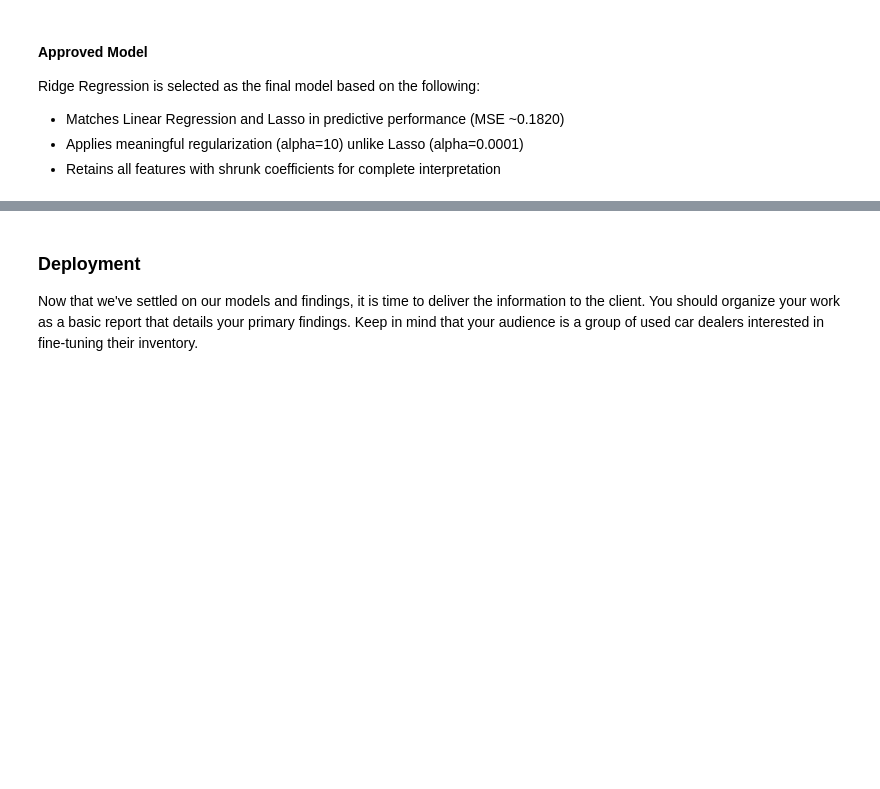
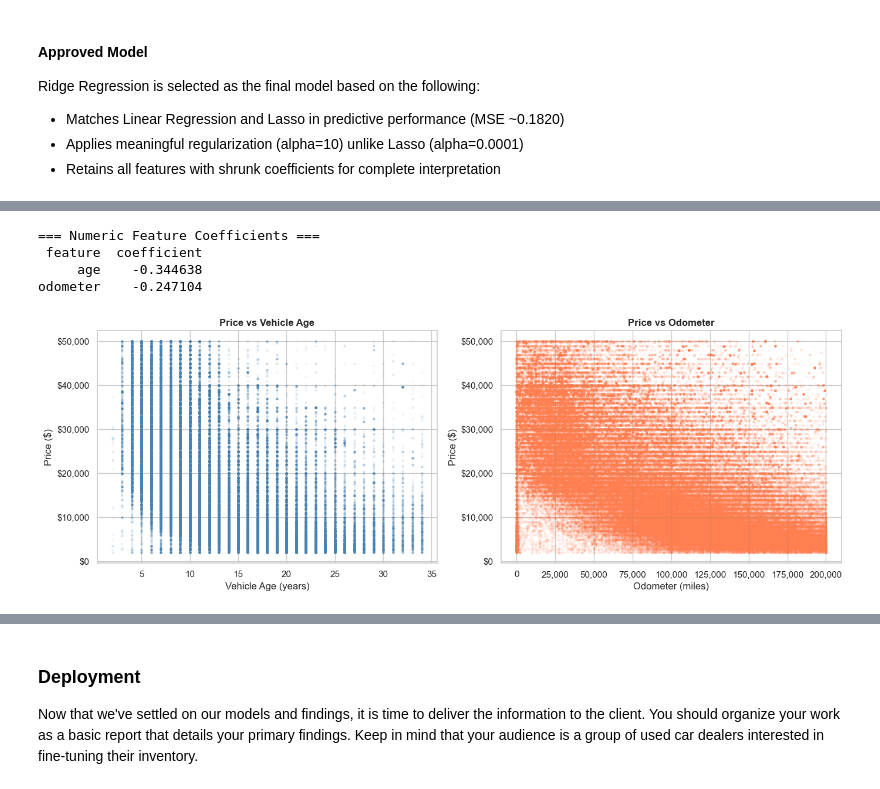
Before and after one commit to AmrElbagoury/used-car-price-analysis, a Jupyter notebook: prompt_II.ipynb, the cells around one changed output, grey strips where cells are left out. Drawn from its saved outputs; the diff is of its cells as text; code cells hidden in the pictures; blank space fills up the shorter version.

```diff
--- a/prompt_II.ipynb
+++ b/prompt_II.ipynb
@@ -578,0 +786,12 @@ print(f"Gap:            {gap:.4f}  ({'⚠️ investigate' if abs(gap) > 0.02 els
+# %%
+# Build coefficient DataFrame from the fitted model
+
+feature_names = X.columns.tolist()
+coefficients  = ridge_finder.best_estimator_.named_steps['model'].coef_
+
+coef_df = pd.DataFrame({
+    'feature':     feature_names,
+    'coefficient': coefficients
+})
+coef_df['abs_coef'] = coef_df['coefficient'].abs()
+coef_df = coef_df.sort_values('abs_coef', ascending=False)
@@ -578,0 +807,43 @@ print(f"Gap:            {gap:.4f}  ({'⚠️ investigate' if abs(gap) > 0.02 els
+# %%
+# Pull the two most influential numeric features
+
+numeric_features = ['age', 'odometer', 'condition', 'title_status']
+finding1 = coef_df[coef_df['feature'].isin(numeric_features)][['feature', 'coefficient']]
+print("=== Numeric Feature Coefficients ===")
+print(finding1.to_string(index=False))
+
+# Visualize: scatter plots of age and odometer vs price
+df_orig = pd.read_csv('data/vehicles.csv')
+df_orig = df_orig[(df_orig['price'] >= 2000) & (df_orig['price'] <= 50000)]
+df_orig = df_orig[df_orig['odometer'] <= 200000]
+df_orig = df_orig[df_orig['year'] >= 1990]
+df_orig['age'] = 2024 - df_orig['year']
+
+fig, axes = plt.subplots(1, 2, figsize=(14, 5))
+
+axes[0].scatter(df_orig['age'], df_orig['price'],
+                alpha=0.05, s=5, color='steelblue')
+axes[0].set_title('Price vs Vehicle Age', fontweight='bold')
+axes[0].set_xlabel('Vehicle Age (years)')
+axes[0].set_ylabel('Price ($)')
+axes[0].yaxis.set_major_formatter(
+    plt.FuncFormatter(lambda x, _: f'${x:,.0f}'))
+
+axes[1].scatter(df_orig['odometer'], df_orig['price'],
+                alpha=0.05, s=5, color='coral')
+axes[1].set_title('Price vs Odometer', fontweight='bold')
+axes[1].set_xlabel('Odometer (miles)')
+axes[1].set_ylabel('Price ($)')
+axes[1].xaxis.set_major_formatter(
+    plt.FuncFormatter(lambda x, _: f'{x:,.0f}'))
+axes[1].yaxis.set_major_formatter(
+    plt.FuncFormatter(lambda x, _: f'${x:,.0f}'))
+
+plt.tight_layout()
+plt.show()
+# %% [output]
+=== Numeric Feature Coefficients ===
+ feature  coefficient
+     age    -0.344638
+odometer    -0.247104
+[figure, added]
```
Also changed, not shown: parts of 46 cells of this notebook.
